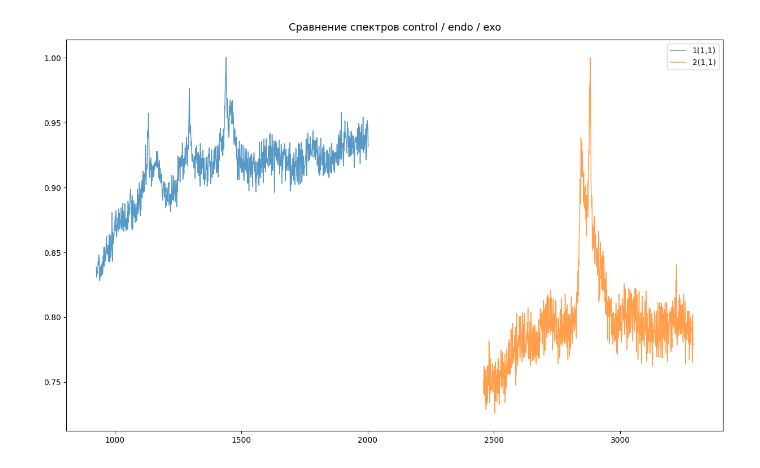
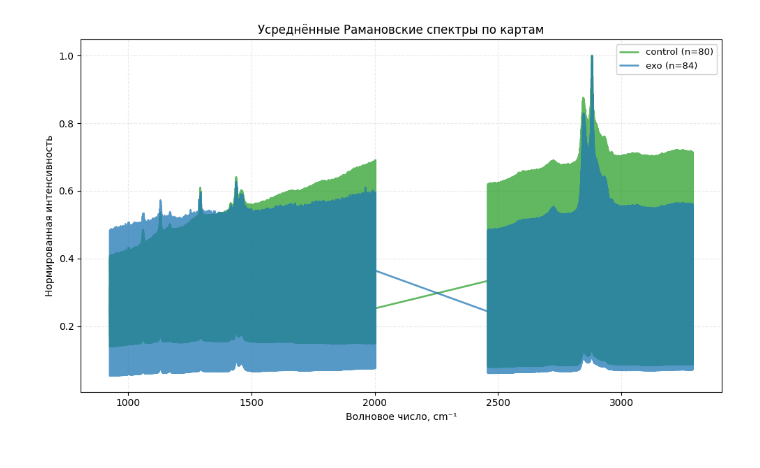
Before and after one commit to seajoyer/raman-spectroscopy, a Jupyter notebook: notebooks/seajoyer.ipynb, the cells around one changed output. Drawn from its saved outputs; the diff is of its cells as text; code cells hidden in the pictures.

```diff
--- a/notebooks/seajoyer.ipynb
+++ b/notebooks/seajoyer.ipynb
@@ -75,28 +44,4 @@ plot_raman_spectra(
-# %%
-fig, ax = plt.subplots(figsize=(15, 9))
-
-plot_raman_spectra(
-    df=df,
-    label="control", group="1", center="1500", brain="cortex", place="4_1",
-    points=[(1,1)],
-    ax=ax,
-    label_prefix="1",
-    color="C0",
-    normalize=True,
-)
-
-plot_raman_spectra(
-    df=df,
-    label="control", group="1", center="2900", brain="cortex", place="4_1",
-    points=[(1,1)],
-    ax=ax,
-    label_prefix="2",
-    color="C1",
-    normalize=True,
-)
-
-ax.set_title("Сравнение спектров control / endo / exo", fontsize=13, pad=12)
-ax.legend()
-plt.show()
-# %% [output]
-[figure, removed]
+# %%
+plot_avg_raman_spectra(avg_spectra, labels=['control', 'exo'])
+# %% [output]
+[figure, added]
```
Also changed, not shown: parts of 13 cells of this notebook, 5 other files.
